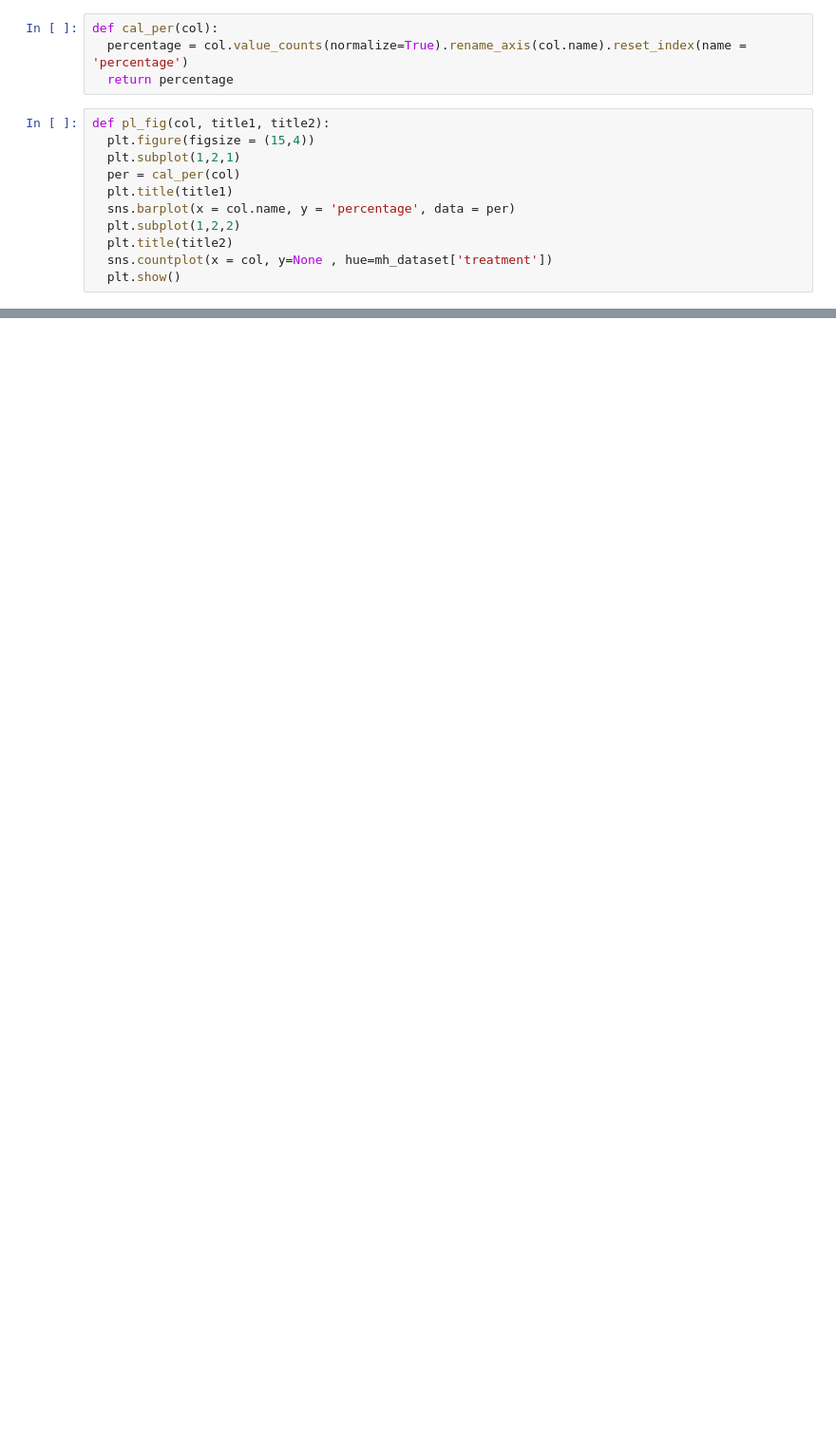
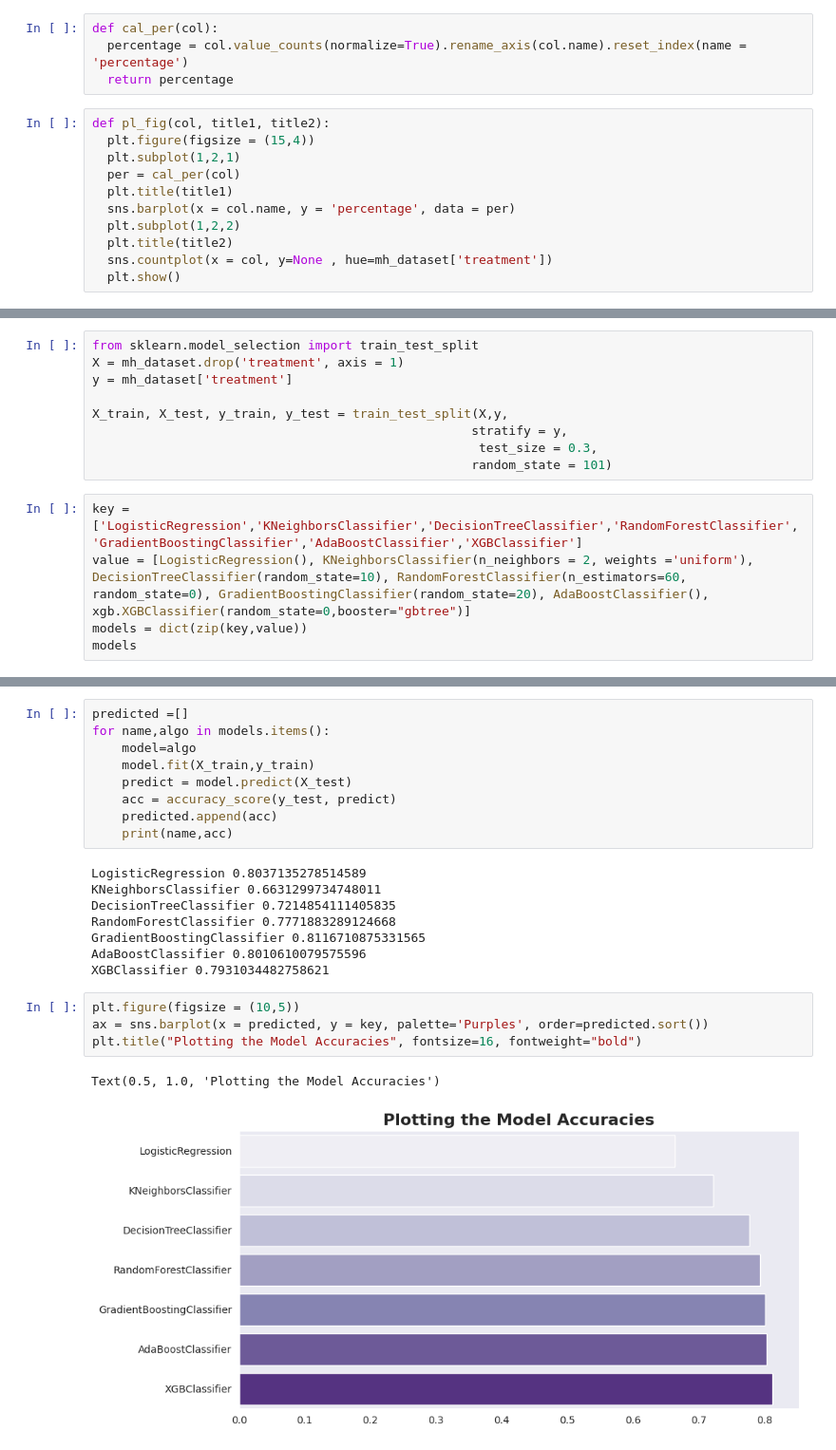
Before and after one commit to as53175n/MENTAL-HEALTH-PROJECT, a Jupyter notebook: Code2review.ipynb, the cells around one changed output, grey strips where cells are left out. Shown at 95% size. Drawn from its saved outputs; the diff is of its cells as text; blank space fills up the shorter version.

```diff
--- a/Code2review.ipynb
+++ b/Code2review.ipynb
@@ -316,0 +435,14 @@ pl_fig(mh_dataset['obs_consequence'],title1, title1)
+# %%
+from sklearn.model_selection import train_test_split
+X = mh_dataset.drop('treatment', axis = 1)
+y = mh_dataset['treatment']
+
+X_train, X_test, y_train, y_test = train_test_split(X,y,
+                                                   stratify = y,
+                                                    test_size = 0.3,
+                                                   random_state = 101)
+# %%
+key = ['LogisticRegression','KNeighborsClassifier','DecisionTreeClassifier','RandomForestClassifier','GradientBoostingClassifier','AdaBoostClassifier','XGBClassifier']
+value = [LogisticRegression(), KNeighborsClassifier(n_neighbors = 2, weights ='uniform'), DecisionTreeClassifier(random_state=10), RandomForestClassifier(n_estimators=60, random_state=0), GradientBoostingClassifier(random_state=20), AdaBoostClassifier(), xgb.XGBClassifier(random_state=0,booster="gbtree")]
+models = dict(zip(key,value))
+models
@@ -316,0 +467,24 @@ pl_fig(mh_dataset['obs_consequence'],title1, title1)
+# %%
+predicted =[]
+for name,algo in models.items():
+    model=algo
+    model.fit(X_train,y_train)
+    predict = model.predict(X_test)
+    acc = accuracy_score(y_test, predict)
+    predicted.append(acc)
+    print(name,acc)
+# %% [output]
+LogisticRegression 0.8037135278514589
+KNeighborsClassifier 0.6631299734748011
+DecisionTreeClassifier 0.7214854111405835
+RandomForestClassifier 0.7771883289124668
+GradientBoostingClassifier 0.8116710875331565
+AdaBoostClassifier 0.8010610079575596
+XGBClassifier 0.7931034482758621
+# %%
+plt.figure(figsize = (10,5))
+ax = sns.barplot(x = predicted, y = key, palette='Purples', order=predicted.sort())
+plt.title("Plotting the Model Accuracies", fontsize=16, fontweight="bold")
+# %% [output]
+Text(0.5, 1.0, 'Plotting the Model Accuracies')
+[figure, added]
```
Also changed, not shown: parts of 30 cells of this notebook.
